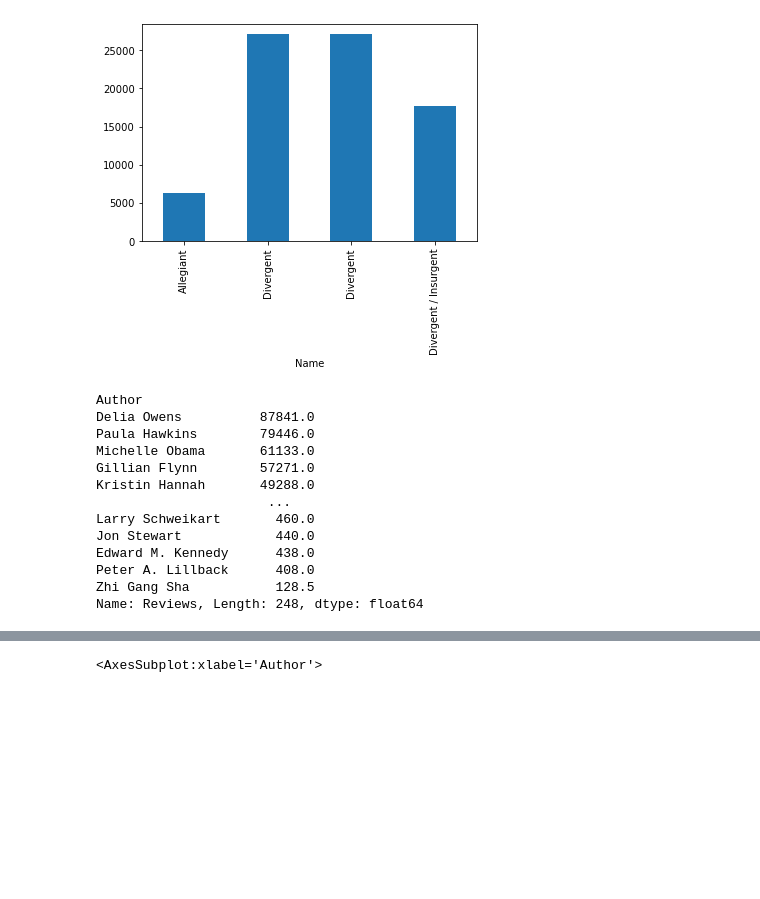
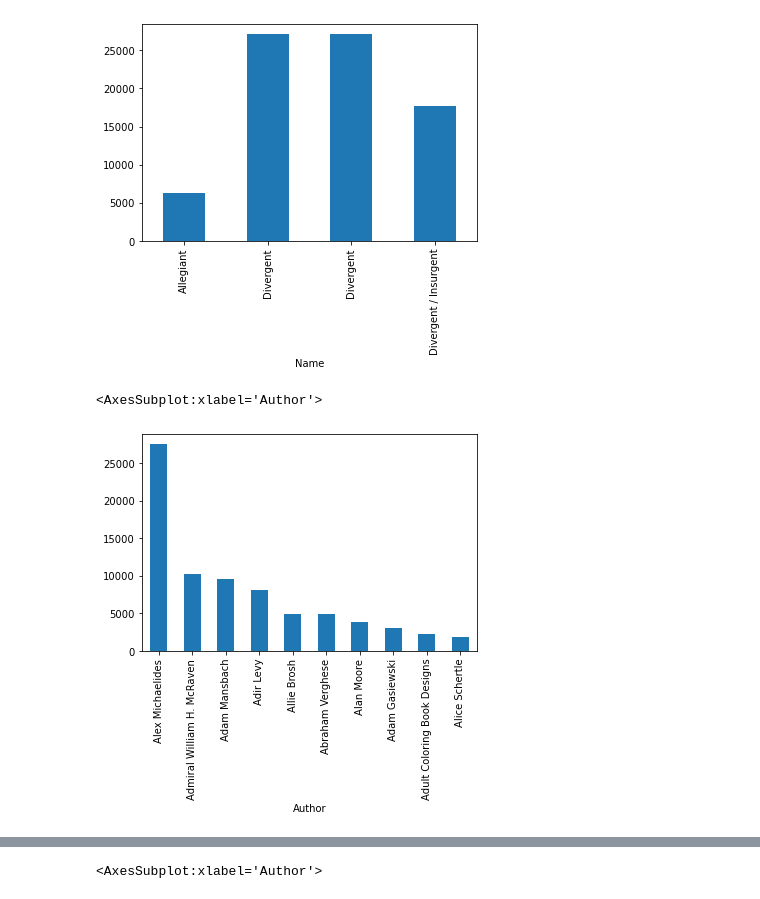
Before and after one commit to kav09/Analysis_of_Best_Selling_Books, a Jupyter notebook: notebook.ipynb, the cells around one changed output, grey strips where cells are left out. Cells and saved outputs as stored; diff of their text form; code cells hidden in the pictures; blank space fills up the shorter version.

```diff
--- a/notebook.ipynb
+++ b/notebook.ipynb
@@ -425,18 +427,8 @@ booklist[booklist['Author']== 'Veronica Roth']['Reviews'].plot(kind='bar')
 <AxesSubplot:xlabel='Name'>
 [figure]
 # %%
-booklist.groupby('Author').mean()['Reviews'].sort_values(ascending = False)
+# top rated author and review
+booklist.groupby('Author').mean()['Reviews'].head(10).sort_values(ascending = False).plot(kind = 'bar')
 # %% [output]
-Author
-Delia Owens          87841.0
-Paula Hawkins        79446.0
-Michelle Obama       61133.0
-Gillian Flynn        57271.0
-Kristin Hannah       49288.0
-                      ...
-Larry Schweikart       460.0
-Jon Stewart            440.0
-Edward M. Kennedy      438.0
-Peter A. Lillback      408.0
-Zhi Gang Sha           128.5
-Name: Reviews, Length: 248, dtype: float64
+<AxesSubplot:xlabel='Author'>
+[figure, added]
```
Also changed, not shown: parts of 5 cells of this notebook, 4 other files.
